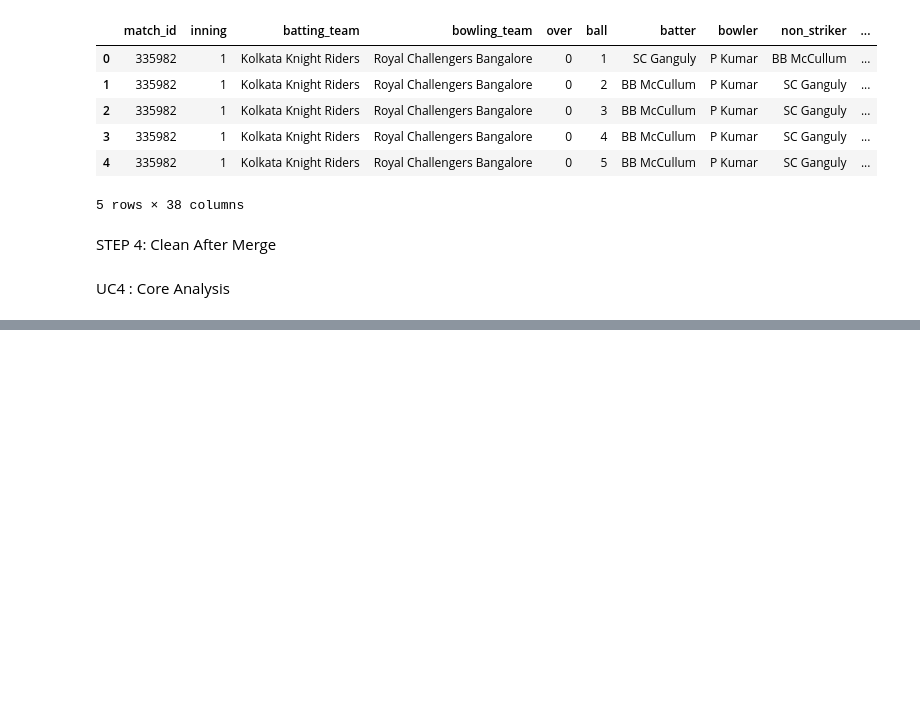
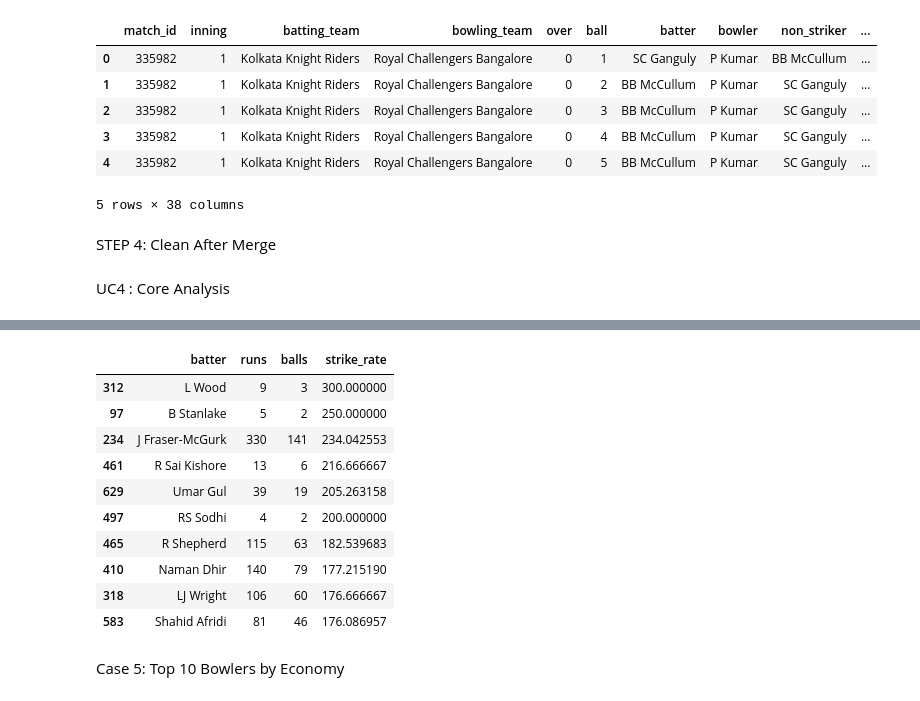
Before and after one commit to AkshatWalvekar/DataAnalysisNumpy, a Jupyter notebook: analysis.ipynb, the cells around one changed output, grey strips where cells are left out. Saved outputs shown, nothing was run; the diff lists cells and outputs as text; code cells hidden in the pictures; blank space fills up the shorter version.

```diff
--- a/analysis.ipynb
+++ b/analysis.ipynb
@@ -179,0 +263,30 @@ UC4 : Core Analysis
+# %%
+balls = merged_df[merged_df['extras_type'] != 'wides'] \
+    .groupby('batter')['ball'].count()
+# %%
+strike_rate_df = pd.concat([runs, balls], axis=1).reset_index()
+strike_rate_df.columns = ['batter', 'runs', 'balls']
+# %%
+strike_rate_df['strike_rate'] = (
+    strike_rate_df['runs'] / strike_rate_df['balls']
+) * 100
+# %%
+strike_rate_df = strike_rate_df.sort_values(
+    by='strike_rate', ascending=False
+)
+# %%
+display(strike_rate_df.head(10))
+# %% [output]
+|  | batter | runs | balls | strike_rate |
+| 312 | L Wood | 9 | 3 | 300.000000 |
+| 97 | B Stanlake | 5 | 2 | 250.000000 |
+| 234 | J Fraser-McGurk | 330 | 141 | 234.042553 |
+| 461 | R Sai Kishore | 13 | 6 | 216.666667 |
+| 629 | Umar Gul | 39 | 19 | 205.263158 |
+| 497 | RS Sodhi | 4 | 2 | 200.000000 |
+| 465 | R Shepherd | 115 | 63 | 182.539683 |
+| 410 | Naman Dhir | 140 | 79 | 177.215190 |
+| 318 | LJ Wright | 106 | 60 | 176.666667 |
+| 583 | Shahid Afridi | 81 | 46 | 176.086957 |
+# %% [markdown]
+Case 5: Top 10 Bowlers by Economy
```
Also changed, not shown: parts of 66 cells of this notebook.
